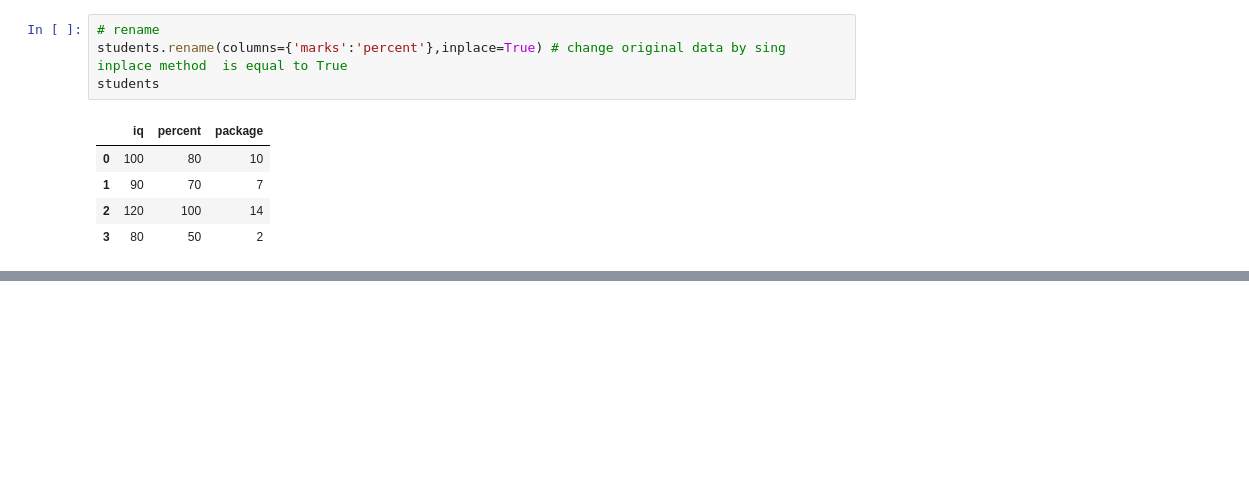
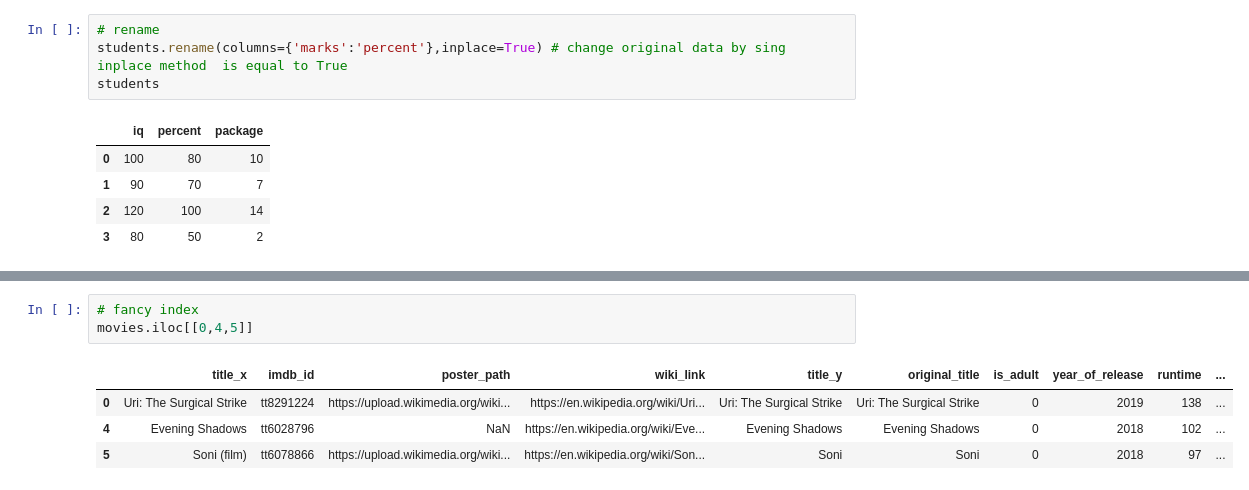
Before and after one commit to abhinavpandey010/Python-Libraries, a Jupyter notebook: Pandas/dataframe.ipynb, the cells around one changed output, grey strips where cells are left out. Drawn from its saved outputs; the diff is of its cells as text; blank space fills up the shorter version.

```diff
--- a/Pandas/dataframe.ipynb
+++ b/Pandas/dataframe.ipynb
@@ -290,0 +394,8 @@ students
+# %%
+# fancy index
+movies.iloc[[0,4,5]]
+# %% [output]
+|  | title_x | imdb_id | poster_path | wiki_link | title_y | original_title | is_adult | year_of_release | runtime | ... |
+| 0 | Uri: The Surgical Strike | tt8291224 | https://upload.wikimedia.org/wiki... | https://en.wikipedia.org/wiki/Uri... | Uri: The Surgical Strike | Uri: The Surgical Strike | 0 | 2019 | 138 | ... |
+| 4 | Evening Shadows | tt6028796 | NaN | https://en.wikipedia.org/wiki/Eve... | Evening Shadows | Evening Shadows | 0 | 2018 | 102 | ... |
+| 5 | Soni (film) | tt6078866 | https://upload.wikimedia.org/wiki... | https://en.wikipedia.org/wiki/Son... | Soni | Soni | 0 | 2018 | 97 | ... |
```
Also changed, not shown: parts of 12 cells of this notebook.
